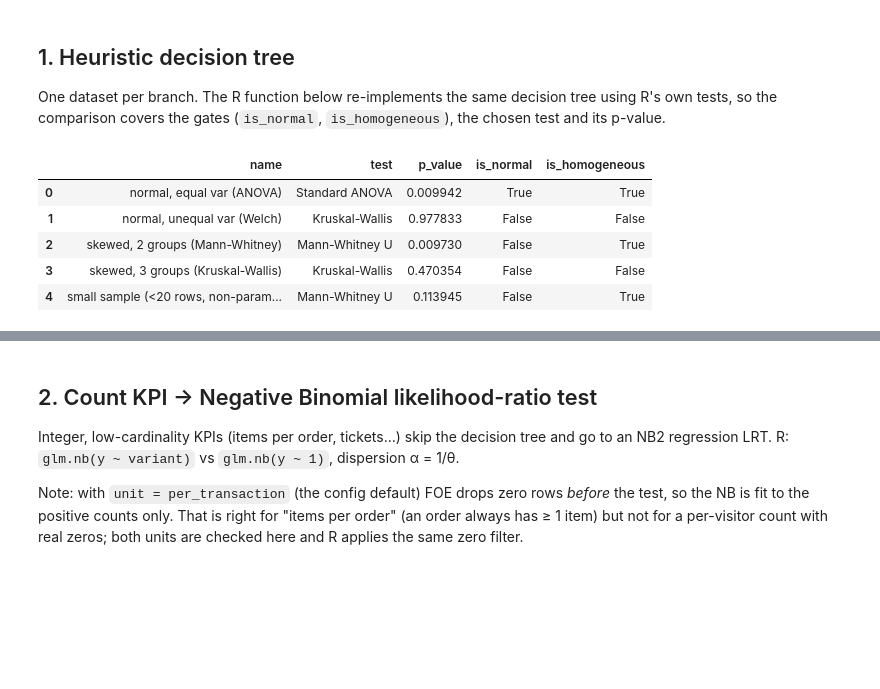
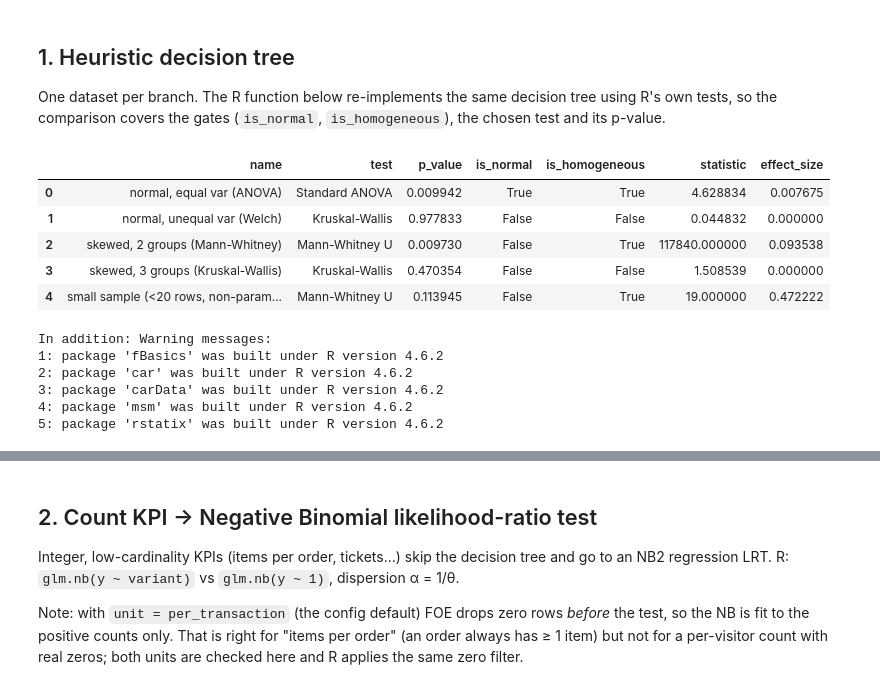
Before and after one commit to BasLinders/first-order-engine, a Jupyter notebook: r_validation/04_continuous_metrics.ipynb, the cells around one changed output, grey strips where cells are left out. Cells and saved outputs as stored; diff of their text form; code cells hidden in the pictures; blank space fills up the shorter version.

```diff
--- a/r_validation/04_continuous_metrics.ipynb
+++ b/r_validation/04_continuous_metrics.ipynb
@@ -45,36 +48,37 @@ test and its p-value.
 # %%
 datasets = {
     "normal, equal var (ANOVA)": make_df({
         "A": rng.normal(50, 10, 400), "B": rng.normal(51.5, 10, 400), "C": rng.normal(50.5, 10, 400)}),
     "normal, unequal var (Welch)": make_df({
         "A": rng.normal(50, 5, 400), "B": rng.normal(51, 12, 400), "C": rng.normal(50, 20, 400)}),
     "skewed, 2 groups (Mann-Whitney)": make_df({
         "A": rng.lognormal(3.5, 0.9, 500), "B": rng.lognormal(3.6, 0.9, 520)}),
     "skewed, 3 groups (Kruskal-Wallis)": make_df({
         "A": rng.lognormal(3.5, 0.9, 400), "B": rng.lognormal(3.6, 0.9, 400), "C": rng.lognormal(3.45, 0.9, 400)}),
     "small sample (<20 rows, non-parametric)": make_df({
         "A": rng.normal(10, 2, 8), "B": rng.normal(12, 2, 9)}),
 }
 
 heur_py = []
 for name, df in datasets.items():
     res = engine.run_comparison_suite(df, ContinuousMetricConfig(
         kpi="value", group_col="variant", approach=ContinuousApproach.HEURISTIC,
         unit=AnalysisUnit.PER_TRANSACTION, control_label="A"))
     heur_py.append(dict(name=name, test=res.test_name, p_value=res.p_value,
-                        is_normal=res.is_normal, is_homogeneous=res.is_homogeneous))
+                        is_normal=res.is_normal, is_homogeneous=res.is_homogeneous,
+                        statistic=res.test_statistic, effect_size=res.effect_size))
 heur_py = pd.DataFrame(heur_py)
 heur_py
 # %% [output]
-|  | name | test | p_value | is_normal | is_homogeneous |
-| 0 | normal, equal var (ANOVA) | Standard ANOVA | 0.009942 | True | True |
-| 1 | normal, unequal var (Welch) | Kruskal-Wallis | 0.977833 | False | False |
-| 2 | skewed, 2 groups (Mann-Whitney) | Mann-Whitney U | 0.009730 | False | True |
-| 3 | skewed, 3 groups (Kruskal-Wallis) | Kruskal-Wallis | 0.470354 | False | False |
-| 4 | small sample (<20 rows, non-param... | Mann-Whitney U | 0.113945 | False | True |
+|  | name | test | p_value | is_normal | is_homogeneous | statistic | effect_size |
+| 0 | normal, equal var (ANOVA) | Standard ANOVA | 0.009942 | True | True | 4.628834 | 0.007675 |
+| 1 | normal, unequal var (Welch) | Kruskal-Wallis | 0.977833 | False | False | 0.044832 | 0.000000 |
+| 2 | skewed, 2 groups (Mann-Whitney) | Mann-Whitney U | 0.009730 | False | True | 117840.000000 | 0.093538 |
+| 3 | skewed, 3 groups (Kruskal-Wallis) | Kruskal-Wallis | 0.470354 | False | False | 1.508539 | 0.000000 |
+| 4 | small sample (<20 rows, non-param... | Mann-Whitney U | 0.113945 | False | True | 19.000000 | 0.472222 |
 # %%
 %%R
-suppressPackageStartupMessages({library(fBasics); library(car); library(MASS); library(msm)})
+suppressPackageStartupMessages({library(fBasics); library(car); library(MASS); library(msm); library(rstatix)})
 
 heuristic_r <- function(df) {
   df$variant <- factor(df$variant)
@@ -83,21 +87,36 @@ heuristic_r <- function(df) {
   is_normal <- if (length(res) >= 20) dagoTest(res)@test$p.value[1] >= 0.05 else FALSE
   is_homog  <- leveneTest(value ~ variant, data = df, center = median)[1, "Pr(>F)"] >= 0.05
   k <- nlevels(df$variant)
+  ss <- anova(fit)[, "Sum Sq"]
   if (is_normal && is_homog) {
     test <- "Standard ANOVA"; p <- anova(fit)[1, "Pr(>F)"]
+    stat <- anova(fit)[1, "F value"]; eff <- ss[1] / sum(ss)
   } else if (is_normal) {
-    test <- "Welch's ANOVA"; p <- oneway.test(value ~ variant, data = df, var.equal = FALSE)$p.value
+    ow <- oneway.test(value ~ variant, data = df, var.equal = FALSE)
+    test <- "Welch's ANOVA"; p <- ow$p.value; stat <- unname(ow$statistic); eff <- ss[1] / sum(ss)
   } else if (k > 2) {
-    test <- "Kruskal-Wallis"; p <- kruskal.test(value ~ variant, data = df)$p.value
+    kt <- kruskal.test(value ~ variant, data = df)
+    test <- "Kruskal-Wallis"; p <- kt$p.value; stat <- unname(kt$statistic)
+    eff <- kruskal_effsize(df, value ~ variant)$effsize
   } else {
     g <- split(df$value, df$variant)
     test <- "Mann-Whitney U"
     # scipy's method="auto": exact if either arm has <= 8 rows and there are no ties
     exact <- min(lengths(g)) <= 8 && !any(duplicated(df$value))
-    p <- wilcox.test(g[[1]], g[[2]], exact = exact, correct = TRUE)$p.value
+    wt <- wilcox.test(g[[1]], g[[2]], exact = exact, correct = TRUE)
+    p <- wt$p.value; stat <- unname(wt$statistic)  # W = U of the first group
+    eff <- 1 - 2 * stat / (length(g[[1]]) * length(g[[2]]))
   }
-  data.frame(test = test, p_value = p, is_normal = is_normal, is_homogeneous = is_homog)
+  data.frame(test = test, p_value = p, is_normal = is_normal, is_homogeneous = is_homog,
+             statistic = stat, effect_size = eff)
 }
+# %% [output]
+In addition: Warning messages:
+1: package 'fBasics' was built under R version 4.6.2
+2: package 'car' was built under R version 4.6.2
+3: package 'carData' was built under R version 4.6.2
+4: package 'msm' was built under R version 4.6.2
+5: package 'rstatix' was built under R version 4.6.2
 # %%
 heur_r = []
 for name, df in datasets.items():
```
Also changed, not shown: parts of 20 cells of this notebook, 6 other files.
